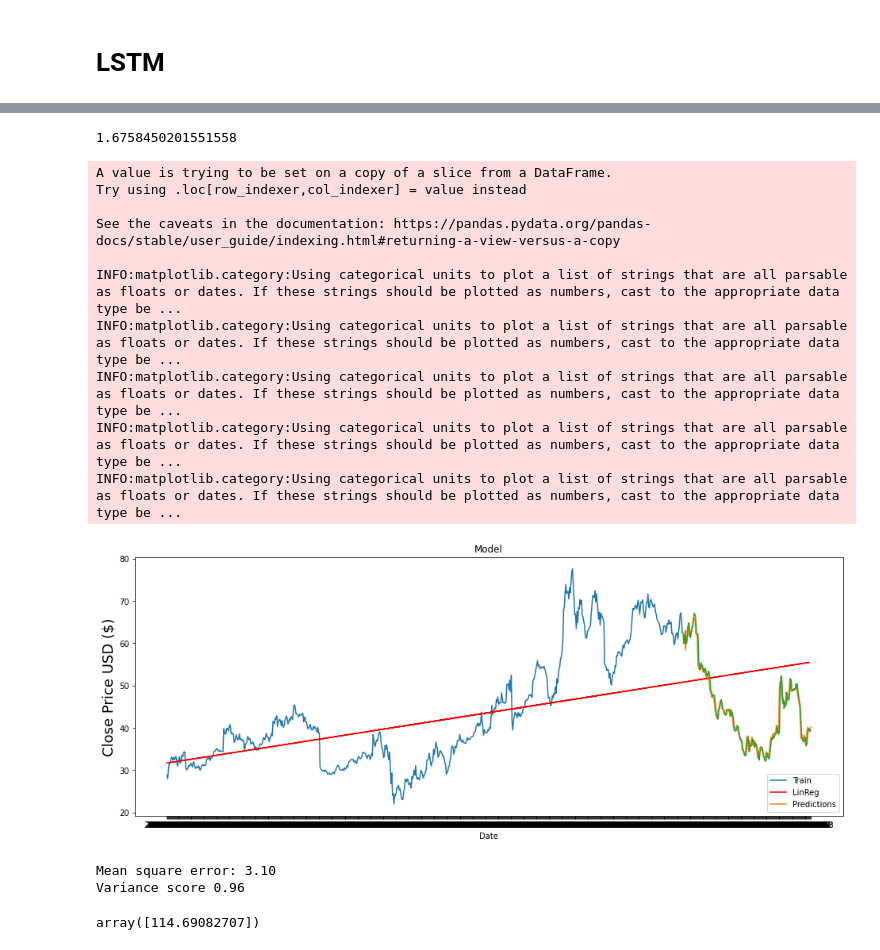
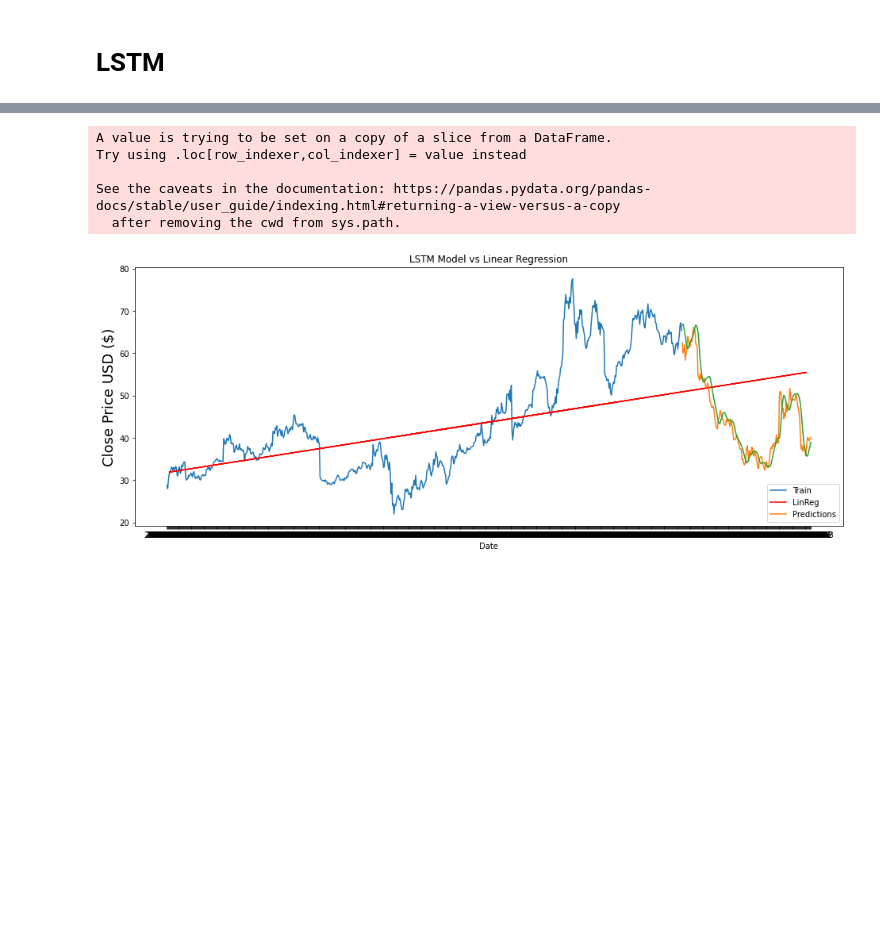
Before and after one commit to natalied0000/Stock-Value-Prediction-with-LSTM, a Jupyter notebook: prototype.ipynb, the cells around one changed output, grey strips where cells are left out. Drawn from its saved outputs; the diff is of its cells as text; code cells hidden in the pictures; blank space fills up the shorter version.

```diff
--- a/prototype.ipynb
+++ b/prototype.ipynb
@@ -258,22 +184,11 @@ from sklearn.model_selection import TimeSeriesSplit
 # %%
-#target_y = df['Close']
-
-#X_feat = df.iloc[:,0:3]
-#X_feat
-
-#split_date = '2022-03-31'
-#df_train = df.loc[df.index <= split_date].copy()
-#df_test = df.loc[df.index > split_date].copy()
-
 data = df_lstm.filter(['Close'])
 # Convert the dataframe to a numpy array
 dataset = data.values
 # Get the number of rows to train the model on
-training_data_len = int(np.ceil( len(dataset) * 0.8 ))
-
-training_data_len
+training_data_len = int(np.ceil( len(dataset) * 0.8 )-1)
 
 sc = StandardScaler()
 
-#training_data=df_train.iloc[:,2:3].values
 scaled_data = sc.fit_transform(dataset)
+training_data_len
@@ -288,14 +198,14 @@ scaled_data = sc.fit_transform(dataset)
 train_data = scaled_data[0:int(training_data_len), :]
 X_train2=[]
 y_train2=[]
-for i in range(53,len(train_data)):
-    X_train2.append(train_data[i-53:i,0])
+for i in range(60,len(train_data)):
+    X_train2.append(train_data[i-60:i,0])
     y_train2.append(train_data[i,0])
 
 X_train2= np.array(X_train2)
 y_train2=np.array(y_train2)
 
-X_train2=X_train2.reshape((len(train_data)-53),53,1)
+X_train2=X_train2.reshape((len(train_data)-60),60,1)
 
 X_train2.shape
 # %% [output]
@@ -329,5 +239,5 @@ Trainable params: 30,163
 Non-trainable params: 0
 _________________________________________________________________
 # %%
-lstm.fit(X_train2,y_train2,epochs=100,batch_size=32)
+lstm.fit(X_train2,y_train2,epochs=10,batch_size=32)
 # %% [output]
@@ -351,13 +264,11 @@ Epoch 100/100
 <keras.callbacks.History at 0x...>
 # %%
-#test prediction prior to Musk's bid to buy Twitter on April,4th
-
-test_data = scaled_data[training_data_len - 53: , :]
+test_data = scaled_data[training_data_len - 60: , :]
 # Create the data sets x_test and y_test
 X_test2 = []
 y_test2 = dataset[training_data_len:, :]
-for i in range(53, len(test_data)):
-    X_test2.append(test_data[i-53:i, 0])
+for i in range(60, len(test_data)):
+    X_test2.append(test_data[i-60:i, 0])
 
 # Convert the data to a numpy array
 X_test2 = np.array(X_test2)
@@ -368,53 +279,27 @@ X_test2 = np.reshape(X_test2, (X_test2.shape[0], X_test2.shape[1], 1 ))
 # Get the models predicted price values
 y_pred2 = lstm.predict(X_test2)
 y_pred2  = sc.inverse_transform(y_pred2 )
-
-# Get the root mean squared error (RMSE)
-rmse = np.sqrt(np.mean(((y_pred2 - y_test2) ** 2)))
-rmse
-# %% [output]
-1.6758450201551558
 # %%
-from pandas.core.tools.datetimes import DatetimeScalar
-
 train = data[:training_data_len]
 valid = data[training_data_len:]
-x=[dt.datetime.strptime(d, '%Y-%m-%d').date() for d in df_lstm.index.values]
-x = df_lstm[~(df_lstm.index < '2019-09-09')]
 
 valid['Predictions'] = y_pred2
 # Visualize the data
 plt.figure(figsize=(16,6))
 plt.title('LSTM Model vs Linear Regression')
 plt.xlabel('Date')
 plt.ylabel('Close Price USD ($)', fontsize=18)
 plt.plot(train['Close'])
 plt.plot(X_test, y_pred, color='red')
 plt.plot(valid[['Close', 'Predictions']])
 plt.legend(['Train', 'LinReg', 'Predictions'], loc='lower right')
 
 plt.show()
 # %% [output]
 A value is trying to be set on a copy of a slice from a DataFrame.
 Try using .loc[row_indexer,col_indexer] = value instead
 
 See the caveats in the documentation: https://pandas.pydata.org/pandas-docs/stable/user_guide/indexing.html#returning-a-view-versus-a-copy
-
-INFO:matplotlib.category:Using categorical units to plot a list of strings that are all parsable as floats or dates. If these strings should be plotted as numbers, cast to the appropriate data type be ...
-INFO:matplotlib.category:Using categorical units to plot a list of strings that are all parsable as floats or dates. If these strings should be plotted as numbers, cast to the appropriate data type be ...
-INFO:matplotlib.category:Using categorical units to plot a list of strings that are all parsable as floats or dates. If these strings should be plotted as numbers, cast to the appropriate data type be ...
-INFO:matplotlib.category:Using categorical units to plot a list of strings that are all parsable as floats or dates. If these strings should be plotted as numbers, cast to the appropriate data type be ...
-INFO:matplotlib.category:Using categorical units to plot a list of strings that are all parsable as floats or dates. If these strings should be plotted as numbers, cast to the appropriate data type be ...
+  after removing the cwd from sys.path.
-[figure, old version]
+[figure, new version]
-# %%
-print("Mean square error: %.2f" % mean_squared_error(y_test2, y_pred2))
-print('Variance score %.2f' % r2_score(y_test2, y_pred2))
-# %% [output]
-Mean square error: 3.10
-Variance score 0.96
-# %%
-
-reg.predict(np.array([[3000]]))
-# %% [output]
-array([114.69082707])
 # %%
```
Also changed, not shown: parts of 39 cells of this notebook.
